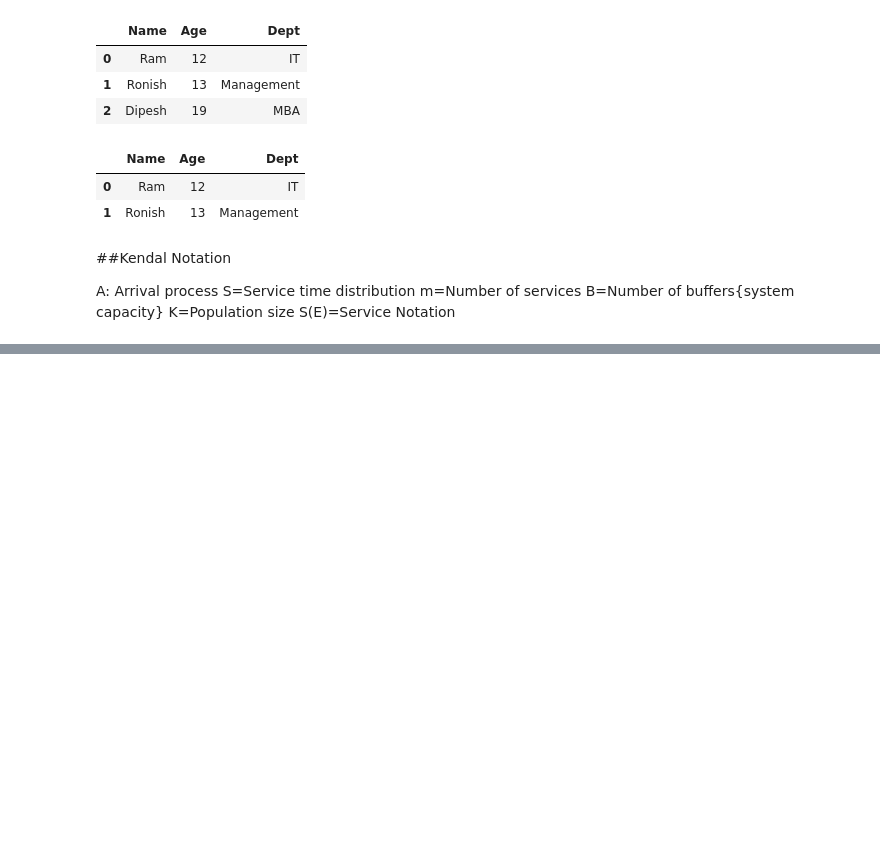
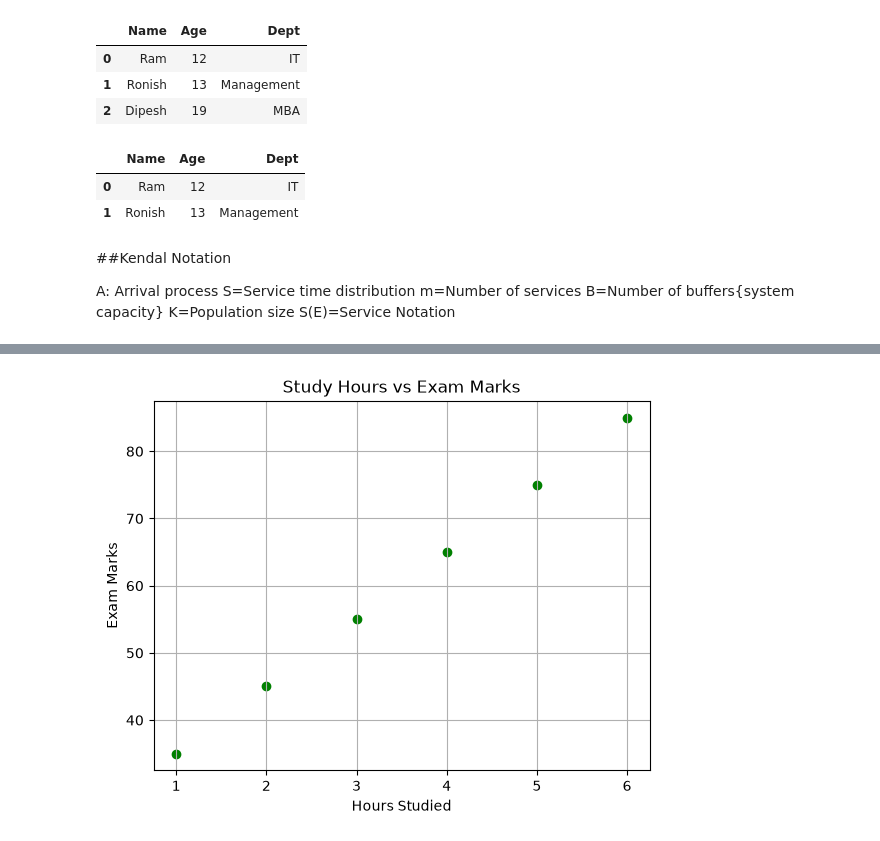
Before and after one commit to gautamdipesh39/matplotlib, a Jupyter notebook: Basic.ipynb, the cells around one changed output, grey strips where cells are left out. Cells and saved outputs as stored; diff of their text form; code cells hidden in the pictures; blank space fills up the shorter version.

```diff
--- a/Basic.ipynb
+++ b/Basic.ipynb
@@ -77,0 +123,15 @@ S(E)=Service Notation
+# %%
+import matplotlib.pyplot as plt
+
+hours_studied = [1, 2, 3, 4, 5, 6]
+exam_marks = [35, 45, 55, 65, 75, 85]
+
+plt.scatter(hours_studied, exam_marks, color="green")
+plt.title("Study Hours vs Exam Marks")
+plt.xlabel("Hours Studied")
+plt.ylabel("Exam Marks")
+plt.grid(True)
+
+plt.show()
+# %% [output]
+[figure, added]
```
Also changed, not shown: parts of 4 cells of this notebook, 3 other files.
